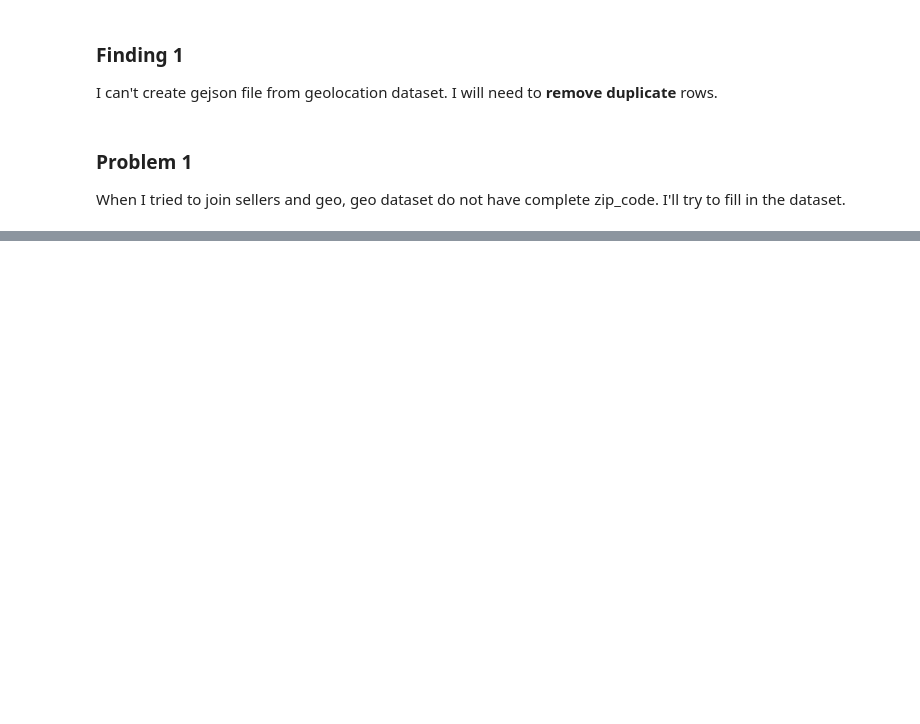
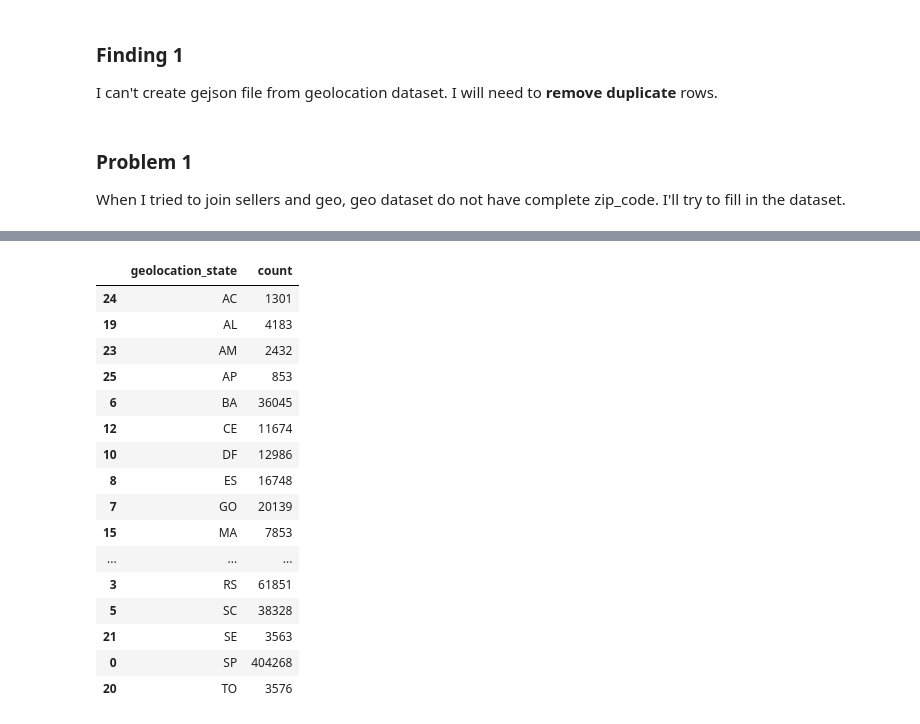
Before and after one commit to yunwe/olist-logistics-efficiency, a Jupyter notebook: Understanding Data.ipynb, the cells around one changed output, grey strips where cells are left out. Saved outputs shown, nothing was run; the diff lists cells and outputs as text; code cells hidden in the pictures; blank space fills up the shorter version.

```diff
--- a/Understanding Data.ipynb
+++ b/Understanding Data.ipynb
@@ -275,0 +207,21 @@ print(permit_counts)
+# %%
+dddd = geo['geolocation_state'].value_counts().to_frame().reset_index()
+dddd.sort_values('geolocation_state')
+# %% [output]
+|  | geolocation_state | count |
+| 24 | AC | 1301 |
+| 19 | AL | 4183 |
+| 23 | AM | 2432 |
+| 25 | AP | 853 |
+| 6 | BA | 36045 |
+| 12 | CE | 11674 |
+| 10 | DF | 12986 |
+| 8 | ES | 16748 |
+| 7 | GO | 20139 |
+| 15 | MA | 7853 |
+| ... | ... | ... |
+| 3 | RS | 61851 |
+| 5 | SC | 38328 |
+| 21 | SE | 3563 |
+| 0 | SP | 404268 |
+| 20 | TO | 3576 |
```
Also changed, not shown: parts of 11 cells of this notebook, 4 other files.
